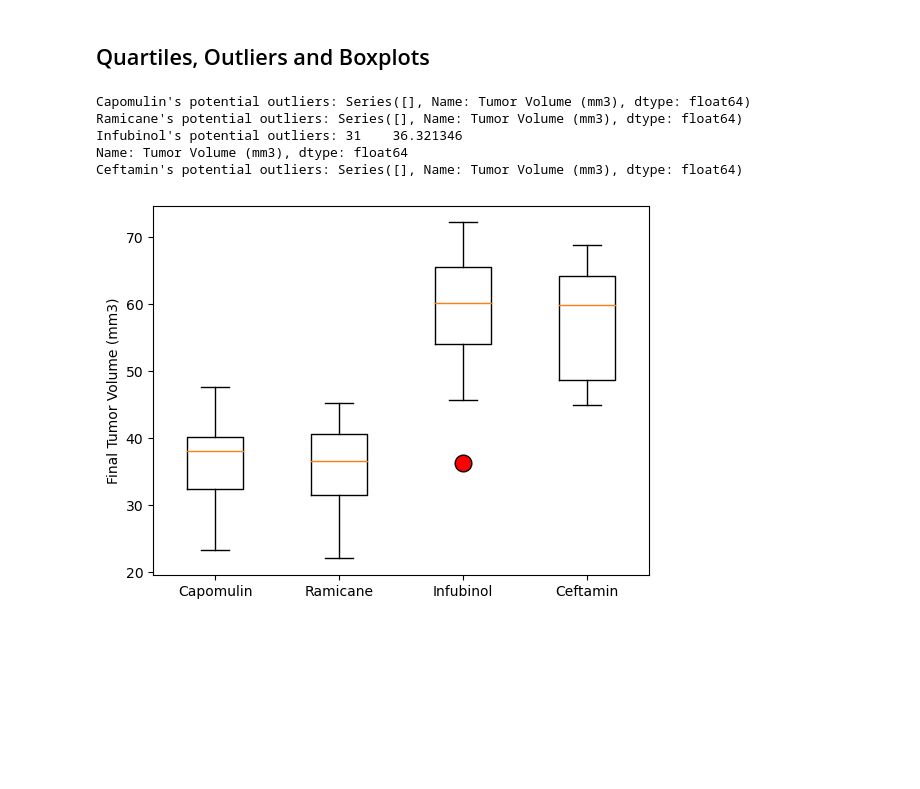
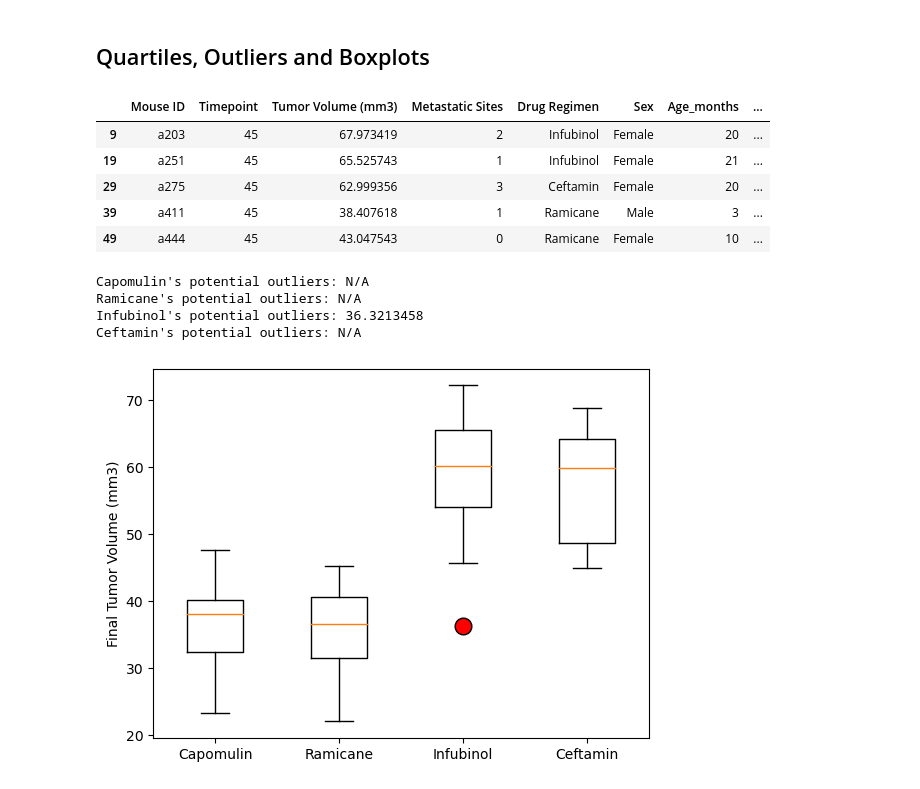
Before and after one commit to KeeganDavis/data-visualization-challenge, a Jupyter notebook: pymaceuticals.ipynb, the cells around one changed output. Saved outputs shown, nothing was run; the diff lists cells and outputs as text; code cells hidden in the pictures; blank space fills up the shorter version.

Commit message:
added code for quartiles and outliers

```diff
--- a/pymaceuticals.ipynb
+++ b/pymaceuticals.ipynb
@@ -183,34 +183,64 @@ plt.show()
 # %%
 # Calculate the final tumor volume of each mouse across four of the treatment regimens:
 # Capomulin, Ramicane, Infubinol, and Ceftamin
 
 # Start by getting the last (greatest) timepoint for each mouse
-
+four_treatments = ['Capomulin', 'Ramicane', 'Infubinol', 'Ceftamin']
+four_treatments_df = cleaned_df[(cleaned_df['Drug Regimen'].isin(four_treatments))]
+last_timepoint_per_mouse = four_treatments_df.groupby('Mouse ID')['Timepoint'].max()
 
 # Merge this group df with the original DataFrame to get the tumor volume at the last timepoint
+timepoint_merged = pd.merge(last_timepoint_per_mouse, merged_df, on='Mouse ID')
+final_df = timepoint_merged[timepoint_merged['Timepoint_x'] == timepoint_merged['Timepoint_y']]
+final_df = final_df.rename(columns={'Timepoint_x': 'Timepoint'})
+final_df.drop(columns=['Timepoint_y'], inplace=True)
+final_df.head()
+# %% [output]
+|  | Mouse ID | Timepoint | Tumor Volume (mm3) | Metastatic Sites | Drug Regimen | Sex | Age_months | ... |
+| 9 | a203 | 45 | 67.973419 | 2 | Infubinol | Female | 20 | ... |
+| 19 | a251 | 45 | 65.525743 | 1 | Infubinol | Female | 21 | ... |
+| 29 | a275 | 45 | 62.999356 | 3 | Ceftamin | Female | 20 | ... |
+| 39 | a411 | 45 | 38.407618 | 1 | Ramicane | Male | 3 | ... |
+| 49 | a444 | 45 | 43.047543 | 0 | Ramicane | Female | 10 | ... |
 # %%
 # Put treatments into a list for for loop (and later for plot labels)
-
+four_treatments = ['Capomulin', 'Ramicane', 'Infubinol', 'Ceftamin']
 
 # Create empty list to fill with tumor vol data (for plotting)
-
+tumor_volume_data = []
 
 # Calculate the IQR and quantitatively determine if there are any potential outliers.
-
+# quartiles = final_df['Tumor Volume (mm3)'].quantile([.25, .5, .75])
+# upperq = quartiles[.75]
+# lowerq = quartiles[.25]
+# iqr =  upperq - lowerq
+# upper_bound = upperq + (1.5*iqr)
+# lower_bound = lowerq - (1.5*iqr)
 
     # Locate the rows which contain mice on each drug and get the tumor volumes
-
+for drug in four_treatments:
+    tumor_data = final_df[final_df['Drug Regimen'] == drug]['Tumor Volume (mm3)']
 
     # add subset
+    quartiles_loop = tumor_data.quantile([.25, .5, .75])
+    upperq_loop = quartiles_loop[.75]
+    lowerq_loop = quartiles_loop[.25]
+    iqr_loop =  upperq_loop - lowerq_loop
+    upper_bound_loop = upperq_loop + (1.5 * iqr_loop)
+    lower_bound_loop = lowerq_loop - (1.5 * iqr_loop)
 
-
+    tumor_volume_data.append(tumor_data.to_list())
     # Determine outliers using upper and lower bounds
+    outliers = tumor_data[(tumor_data < lower_bound_loop) | (tumor_data > upper_bound_loop)].values
+    if len(outliers) == 1:
+        print(f"{drug}'s potential outliers: {outliers[0]}")
+    else:
+        print(f"{drug}'s potential outliers: N/A")
 # %% [output]
-Capomulin's potential outliers: Series([], Name: Tumor Volume (mm3), dtype: float64)
-Ramicane's potential outliers: Series([], Name: Tumor Volume (mm3), dtype: float64)
-Infubinol's potential outliers: 31    36.321346
-Name: Tumor Volume (mm3), dtype: float64
-Ceftamin's potential outliers: Series([], Name: Tumor Volume (mm3), dtype: float64)
+Capomulin's potential outliers: N/A
+Ramicane's potential outliers: N/A
+Infubinol's potential outliers: 36.3213458
+Ceftamin's potential outliers: N/A
 # %%
 # Generate a box plot that shows the distrubution of the tumor volume for each treatment group.
 # %% [output]
```
Also changed, not shown: parts of 2 cells of this notebook, 1 other file.
